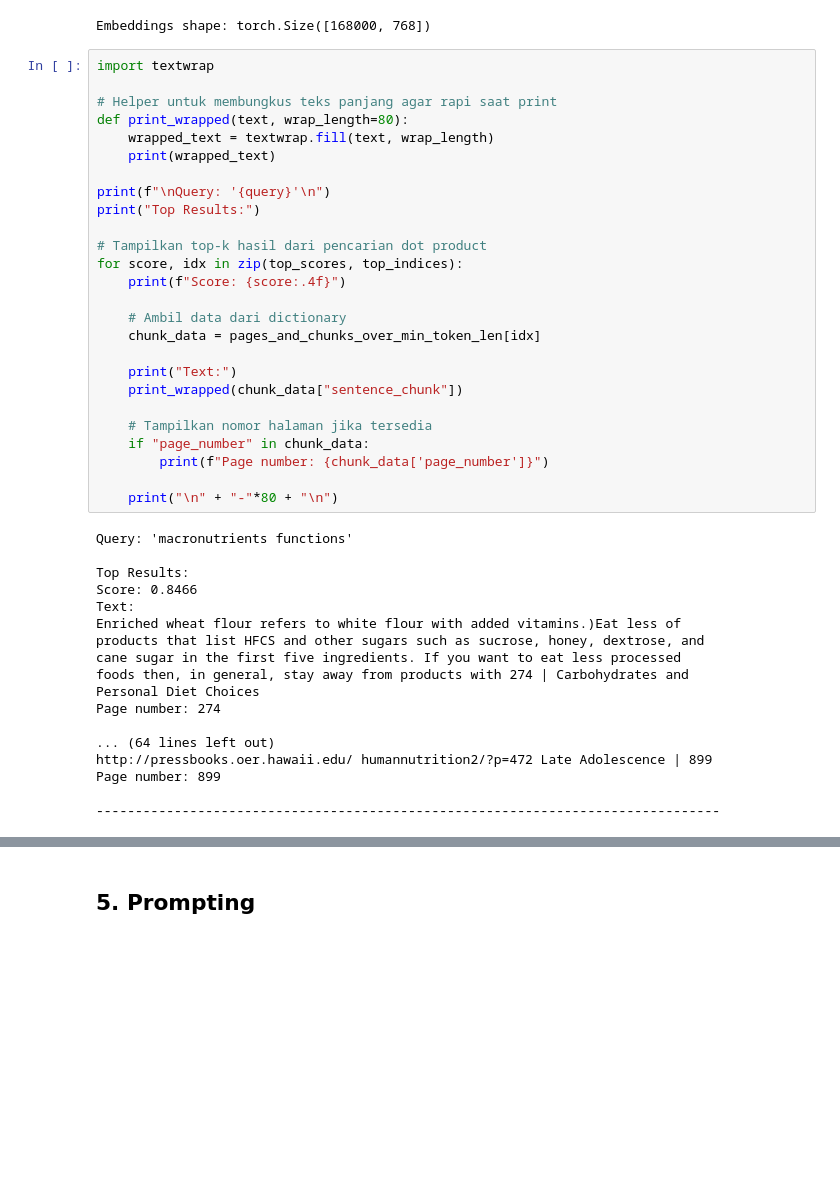
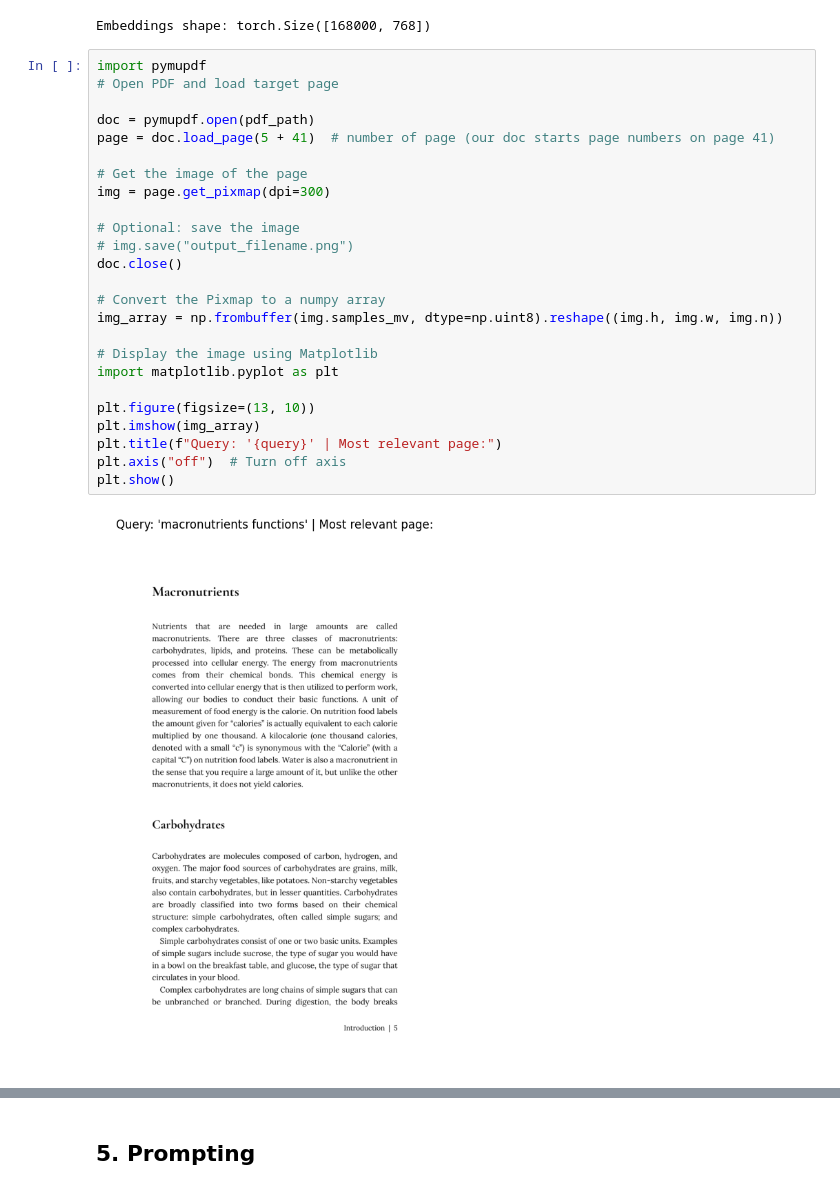
Before and after one commit to rezkimd/local_RAG, a Jupyter notebook: gemma_rag_main.ipynb, the cells around one changed output, grey strips where cells are left out. Cells and saved outputs as stored; diff of their text form; blank space fills up the shorter version.

```diff
--- a/gemma_rag_main.ipynb
+++ b/gemma_rag_main.ipynb
@@ -571,46 +541,29 @@ print(f"Embeddings shape: {larger_embeddings.shape}")
 # %% [output]
 Embeddings shape: torch.Size([168000, 768])
 # %%
-import textwrap
+import pymupdf
+# Open PDF and load target page
 
-# Helper untuk membungkus teks panjang agar rapi saat print
-def print_wrapped(text, wrap_length=80):
-    wrapped_text = textwrap.fill(text, wrap_length)
-    print(wrapped_text)
+doc = pymupdf.open(pdf_path)
+page = doc.load_page(5 + 41)  # number of page (our doc starts page numbers on page 41)
 
-print(f"\nQuery: '{query}'\n")
-print("Top Results:")
+# Get the image of the page
+img = page.get_pixmap(dpi=300)
 
-# Tampilkan top-k hasil dari pencarian dot product
-for score, idx in zip(top_scores, top_indices):
-    print(f"Score: {score:.4f}")
+# Optional: save the image
+# img.save("output_filename.png")
+doc.close()
 
-    # Ambil data dari dictionary
-    chunk_data = pages_and_chunks_over_min_token_len[idx]
+# Convert the Pixmap to a numpy array
+img_array = np.frombuffer(img.samples_mv, dtype=np.uint8).reshape((img.h, img.w, img.n))
 
-    print("Text:")
-    print_wrapped(chunk_data["sentence_chunk"])
+# Display the image using Matplotlib
+import matplotlib.pyplot as plt
 
-    # Tampilkan nomor halaman jika tersedia
-    if "page_number" in chunk_data:
-        print(f"Page number: {chunk_data['page_number']}")
-
-    print("\n" + "-"*80 + "\n")
+plt.figure(figsize=(13, 10))
+plt.imshow(img_array)
+plt.title(f"Query: '{query}' | Most relevant page:")
+plt.axis("off")  # Turn off axis
+plt.show()
 # %% [output]
-Query: 'macronutrients functions'
-
-Top Results:
-Score: 0.8466
-Text:
-Enriched wheat flour refers to white flour with added vitamins.)Eat less of
-products that list HFCS and other sugars such as sucrose, honey, dextrose, and
-cane sugar in the first five ingredients. If you want to eat less processed
-foods then, in general, stay away from products with 274 | Carbohydrates and
-Personal Diet Choices
-Page number: 274
-
-... (64 lines left out)
-http://pressbooks.oer.hawaii.edu/ humannutrition2/?p=472 Late Adolescence | 899
-Page number: 899
-
---------------------------------------------------------------------------------
+[figure, added]
```
Also changed, not shown: parts of 27 cells of this notebook.
